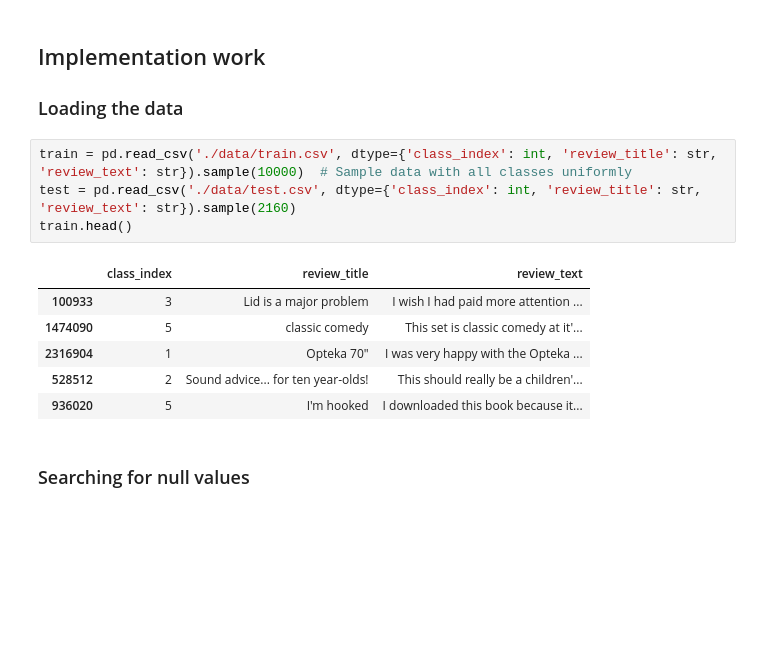
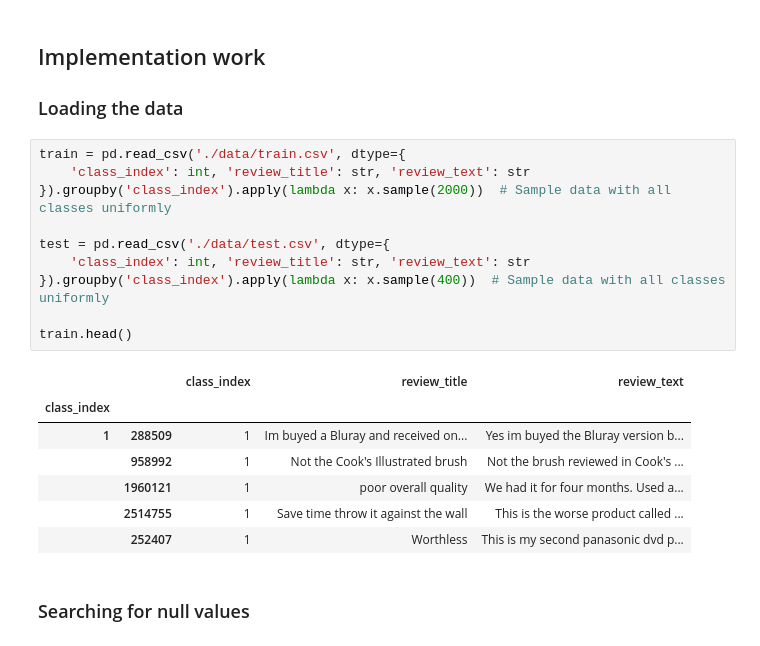
Before and after one commit to BrunoRosendo/feup_iart_proj2, a Jupyter notebook: amazonNLP.ipynb, the cells around one changed output. Drawn from its saved outputs; the diff is of its cells as text; blank space fills up the shorter version.

```diff
--- a/amazonNLP.ipynb
+++ b/amazonNLP.ipynb
@@ -32,16 +32,23 @@ True
 
 ### Loading the data
 # %%
-train = pd.read_csv('./data/train.csv', dtype={'class_index': int, 'review_title': str, 'review_text': str}).sample(10000)  # Sample data with all classes uniformly
-test = pd.read_csv('./data/test.csv', dtype={'class_index': int, 'review_title': str, 'review_text': str}).sample(2160)
+train = pd.read_csv('./data/train.csv', dtype={
+    'class_index': int, 'review_title': str, 'review_text': str
+}).groupby('class_index').apply(lambda x: x.sample(2000))  # Sample data with all classes uniformly
+
+test = pd.read_csv('./data/test.csv', dtype={
+    'class_index': int, 'review_title': str, 'review_text': str
+}).groupby('class_index').apply(lambda x: x.sample(400))  # Sample data with all classes uniformly
+
 train.head()
 # %% [output]
-|  | class_index | review_title | review_text |
-| 100933 | 3 | Lid is a major problem | I wish I had paid more attention ... |
-| 1474090 | 5 | classic comedy | This set is classic comedy at it'... |
-| 2316904 | 1 | Opteka 70" | I was very happy with the Opteka ... |
-| 528512 | 2 | Sound advice... for ten year-olds! | This should really be a children'... |
-| 936020 | 5 | I'm hooked | I downloaded this book because it... |
+|  |  | class_index | review_title | review_text |
+| class_index |  |  |  |  |
+| 1 | 288509 | 1 | Im buyed a Bluray and received on... | Yes im buyed the Bluray version b... |
+|  | 958992 | 1 | Not the Cook's Illustrated brush | Not the brush reviewed in Cook's ... |
+|  | 1960121 | 1 | poor overall quality | We had it for four months. Used a... |
+|  | 2514755 | 1 | Save time throw it against the wall | This is the worse product called ... |
+|  | 252407 | 1 | Worthless | This is my second panasonic dvd p... |
 # %% [markdown]
 ### Searching for null values
 # %%
```
Also changed, not shown: parts of 4 cells of this notebook, 2 other files.
